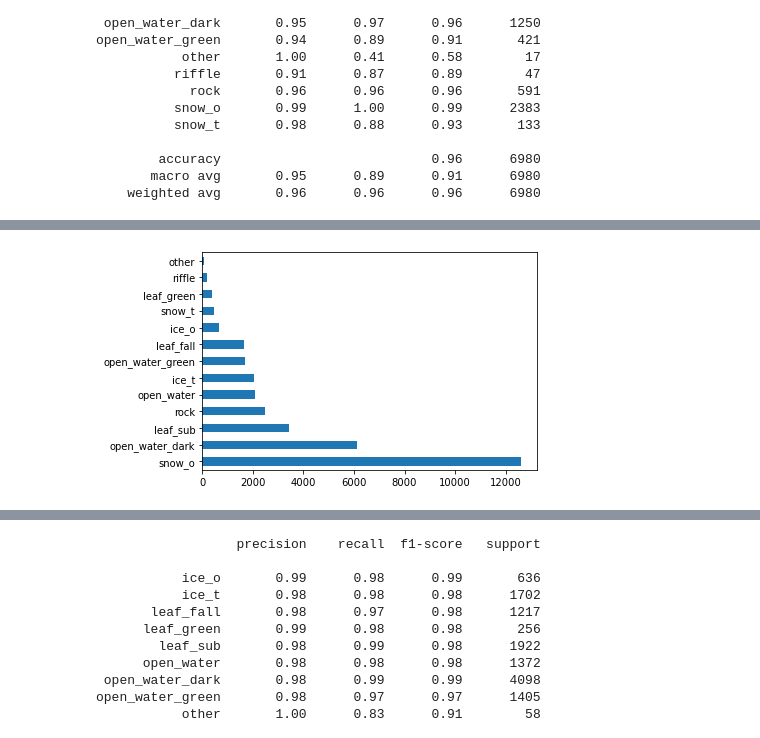
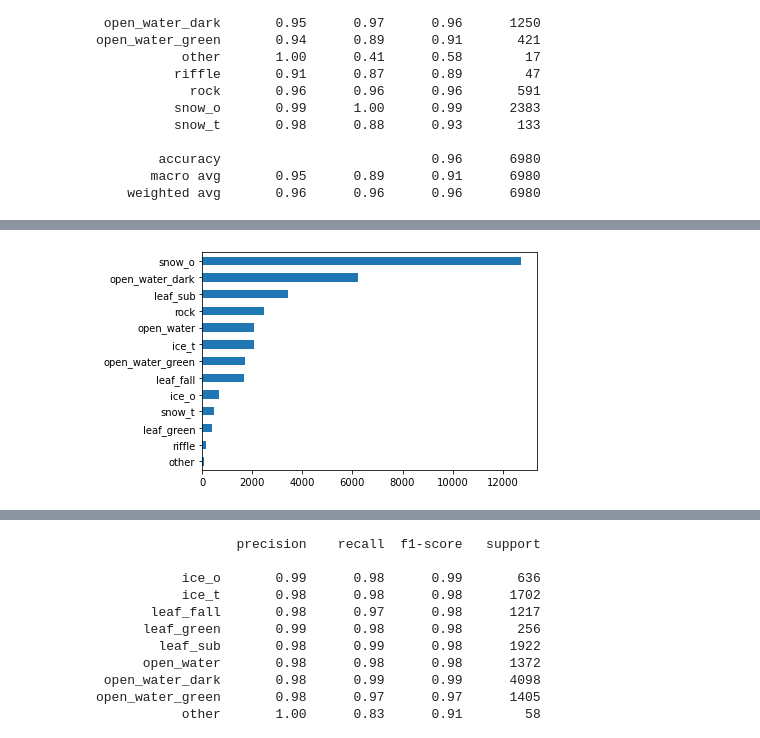
Before and after one commit to bini-a/hbwater_cameratrap_pheno, a Jupyter notebook: scripts/03 ML/ml_modeling.ipynb, the cells around one changed output, grey strips where cells are left out. Cells and saved outputs as stored; diff of their text form; code cells hidden in the pictures.

Commit message:
finalized ml model and prediction images

```diff
--- a/scripts/03 ML/ml_modeling.ipynb
+++ b/scripts/03 ML/ml_modeling.ipynb
@@ -1083,38 +1057,3 @@ Use these additional features to train our model : Year, Week of day, Season var
-# %%
-# add year, week of the year, month, and season features
-from datetime import date, datetime
-
-Y = 2000 # dummy leap year to allow input X-02-29 (leap day)
-seasons = [('winter', (date(Y,  1,  1),  date(Y,  3, 20))),
-           ('spring', (date(Y,  3, 21),  date(Y,  6, 20))),
-           ('summer', (date(Y,  6, 21),  date(Y,  9, 22))),
-           ('autumn', (date(Y,  9, 23),  date(Y, 12, 20))),
-           ('winter', (date(Y, 12, 21),  date(Y, 12, 31)))]
-
-def get_season(now):
-    if isinstance(now, datetime):
-        now = now.date()
-    now = now.replace(year=Y)
-    return next(season for season, (start, end) in seasons
-                if start <= now <= end)
-sample_merged.date = pd.to_datetime(sample_merged.date)
-sample_merged.time = pd.to_datetime(sample_merged.time)
-sample_merged["year"] = sample_merged.date.dt.year
-sample_merged["week"] =sample_merged.date.dt.isocalendar().week
-sample_merged["month"] = sample_merged.date.dt.month
-sample_merged["season"] = sample_merged.date.apply(lambda x: get_season(x))
-
-from sklearn.preprocessing import OneHotEncoder
-
-#creating instance of one-hot-encoder
-encoder = OneHotEncoder(handle_unknown='ignore')
-encoder_df = pd.DataFrame(encoder.fit_transform(sample_merged[['season']]).toarray(),
-                         columns = ["season_autumn", "season_spring", "season_winter"])
-
-sample_merged = sample_merged.join(encoder_df)
-sample_merged.to_csv("sample_merged_date.csv", index=False)
-# %%
-sample_merged=pd.read_csv("sample_merged_date.csv")
 # %%
 sample_merged.head()
 # %% [output]
@@ -1321,3 +1267,6 @@ test_sample = pick_samples(merged.iloc[ind_array])
+# %%
+# create test sample data from data points unused for model trainnig and model testing
+test_sample = pick_samples(merged.loc[ind_array])
 # %%
 test_sample.describe()
 # %% [output]
@@ -1342,4 +1291,5 @@ test_sample.head()
 # %%
-test_sample["class"].value_counts().plot(kind="barh");
+# expected similar distribution of class
+test_sample["class"].value_counts().sort_values(ascending=True).plot(kind="barh");
 # %% [output]
-[figure, old version]
+[figure, new version]
```
Also changed, not shown: parts of 174 cells of this notebook, 1 other file.
